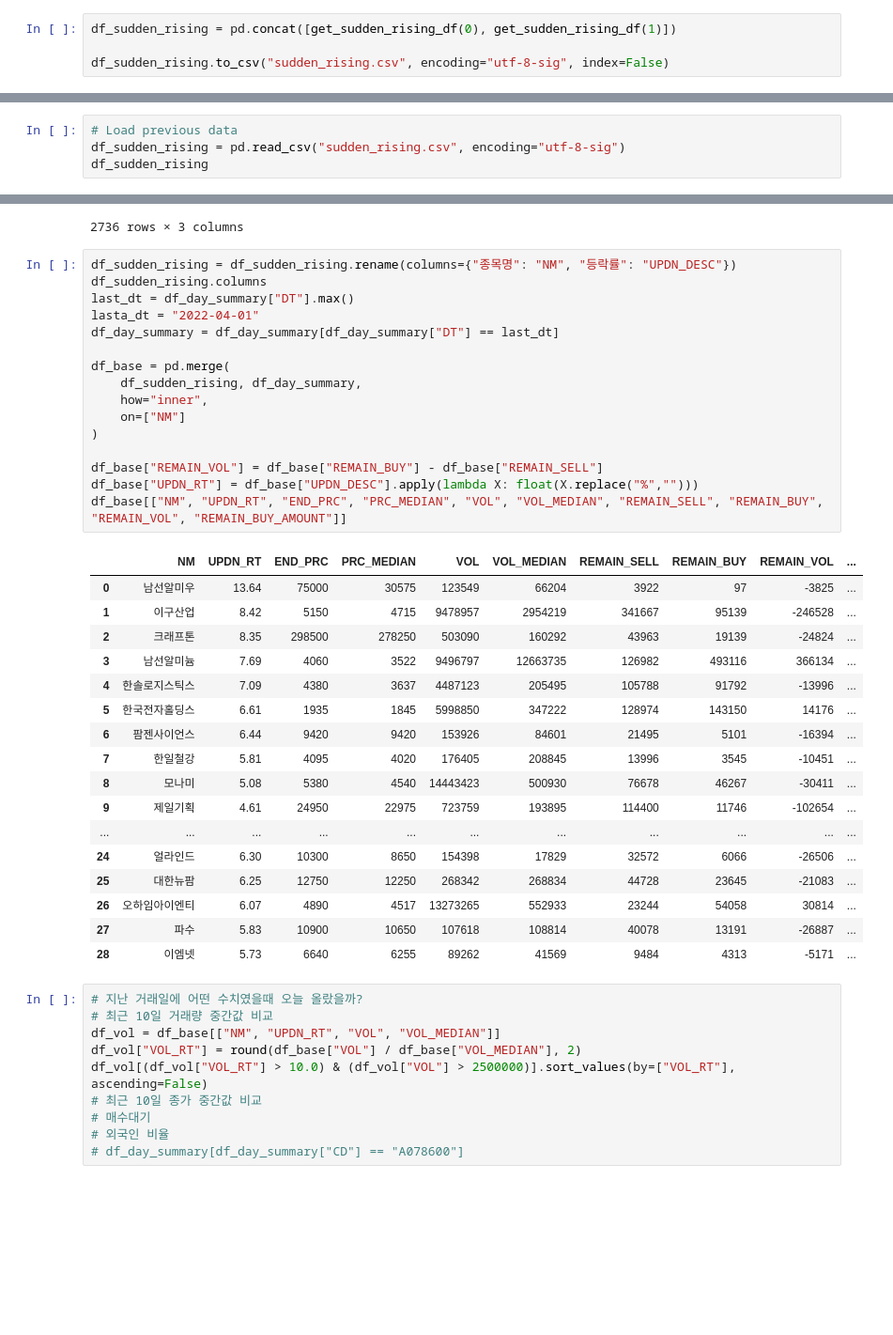
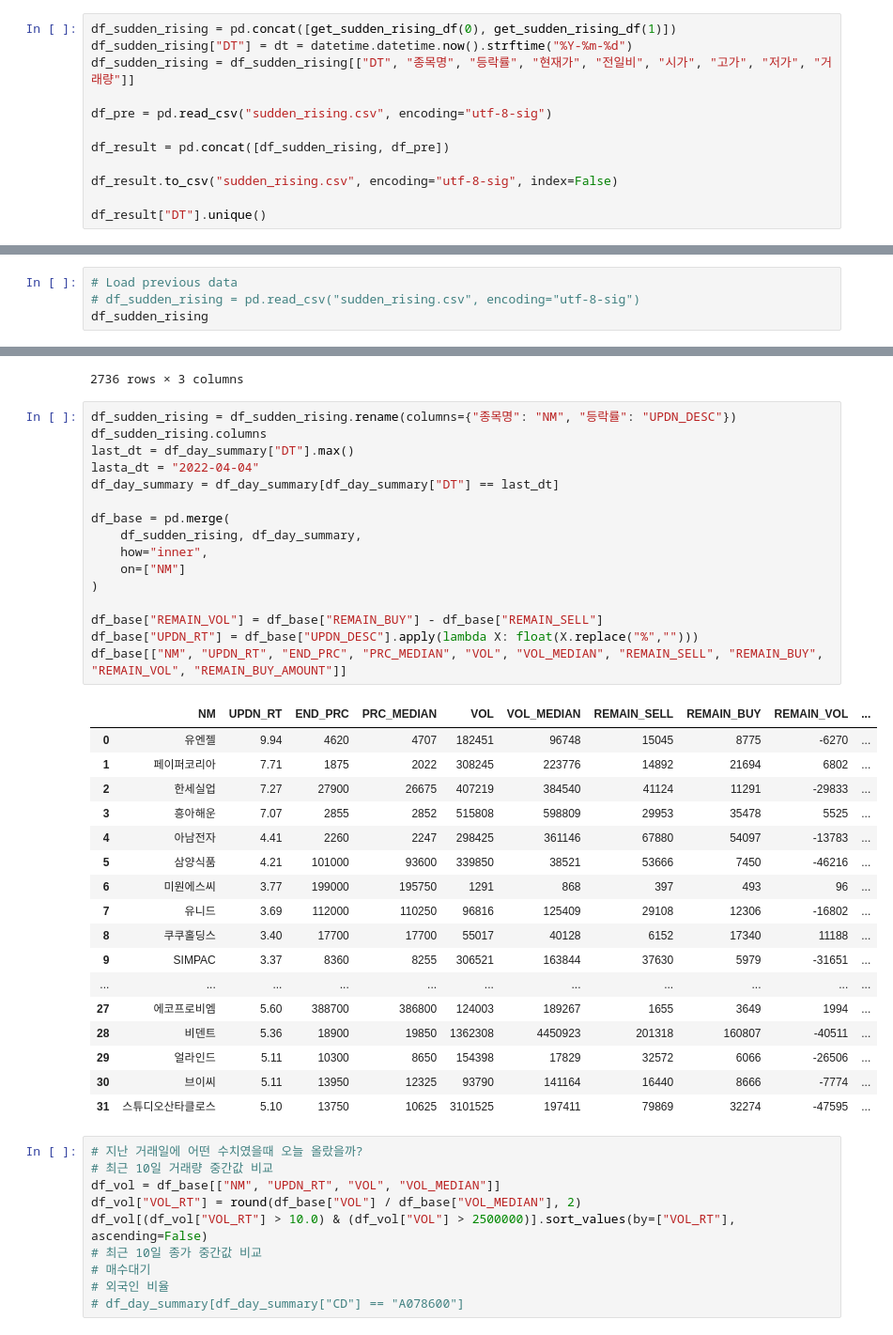
Before and after one commit to etlers/quant, a Jupyter notebook: sudden_rising/sudden_rising.ipynb, the cells around one changed output, grey strips where cells are left out. Shown at 94% size. Drawn from its saved outputs; the diff is of its cells as text; blank space fills up the shorter version.

Commit message:
modify sudden rising

```diff
--- a/sudden_rising/sudden_rising.ipynb
+++ b/sudden_rising/sudden_rising.ipynb
@@ -25,8 +25,16 @@ def get_sudden_rising_df(idx):
     return df_sudden_rising[list_columns]
 # %%
 df_sudden_rising = pd.concat([get_sudden_rising_df(0), get_sudden_rising_df(1)])
+df_sudden_rising["DT"] = dt = datetime.datetime.now().strftime("%Y-%m-%d")
+df_sudden_rising = df_sudden_rising[["DT", "종목명", "등락률", "현재가", "전일비", "시가", "고가", "저가", "거래량"]]
 
-df_sudden_rising.to_csv("sudden_rising.csv", encoding="utf-8-sig", index=False)
+df_pre = pd.read_csv("sudden_rising.csv", encoding="utf-8-sig")
+
+df_result = pd.concat([df_sudden_rising, df_pre])
+
+df_result.to_csv("sudden_rising.csv", encoding="utf-8-sig", index=False)
+
+df_result["DT"].unique()
 # %% [output]
 A value is trying to be set on a copy of a slice from a DataFrame.
 Try using .loc[row_indexer,col_indexer] = value instead
@@ -36,5 +45,5 @@ See the caveats in the documentation: https://pandas.pydata.org/pandas-docs/stab
 # %%
 # Load previous data
-df_sudden_rising = pd.read_csv("sudden_rising.csv", encoding="utf-8-sig")
+# df_sudden_rising = pd.read_csv("sudden_rising.csv", encoding="utf-8-sig")
 df_sudden_rising
 # %% [output]
@@ -78,37 +87,37 @@ df_day_summary.sort_values(by=list_ordered_key)[["NM", "DT", "FRGN_RT"]]
 # %%
 df_sudden_rising = df_sudden_rising.rename(columns={"종목명": "NM", "등락률": "UPDN_DESC"})
 df_sudden_rising.columns
 last_dt = df_day_summary["DT"].max()
-lasta_dt = "2022-04-01"
+lasta_dt = "2022-04-04"
 df_day_summary = df_day_summary[df_day_summary["DT"] == last_dt]
 
 df_base = pd.merge(
     df_sudden_rising, df_day_summary,
     how="inner",
     on=["NM"]
 )
 
 df_base["REMAIN_VOL"] = df_base["REMAIN_BUY"] - df_base["REMAIN_SELL"]
 df_base["UPDN_RT"] = df_base["UPDN_DESC"].apply(lambda X: float(X.replace("%","")))
 df_base[["NM", "UPDN_RT", "END_PRC", "PRC_MEDIAN", "VOL", "VOL_MEDIAN", "REMAIN_SELL", "REMAIN_BUY", "REMAIN_VOL", "REMAIN_BUY_AMOUNT"]]
 # %% [output]
 |  | NM | UPDN_RT | END_PRC | PRC_MEDIAN | VOL | VOL_MEDIAN | REMAIN_SELL | REMAIN_BUY | REMAIN_VOL | ... |
-| 0 | 남선알미우 | 13.64 | 75000 | 30575 | 123549 | 66204 | 3922 | 97 | -3825 | ... |
-| 1 | 이구산업 | 8.42 | 5150 | 4715 | 9478957 | 2954219 | 341667 | 95139 | -246528 | ... |
-| 2 | 크래프톤 | 8.35 | 298500 | 278250 | 503090 | 160292 | 43963 | 19139 | -24824 | ... |
-| 3 | 남선알미늄 | 7.69 | 4060 | 3522 | 9496797 | 12663735 | 126982 | 493116 | 366134 | ... |
-| 4 | 한솔로지스틱스 | 7.09 | 4380 | 3637 | 4487123 | 205495 | 105788 | 91792 | -13996 | ... |
-| 5 | 한국전자홀딩스 | 6.61 | 1935 | 1845 | 5998850 | 347222 | 128974 | 143150 | 14176 | ... |
-| 6 | 팜젠사이언스 | 6.44 | 9420 | 9420 | 153926 | 84601 | 21495 | 5101 | -16394 | ... |
-| 7 | 한일철강 | 5.81 | 4095 | 4020 | 176405 | 208845 | 13996 | 3545 | -10451 | ... |
-| 8 | 모나미 | 5.08 | 5380 | 4540 | 14443423 | 500930 | 76678 | 46267 | -30411 | ... |
-| 9 | 제일기획 | 4.61 | 24950 | 22975 | 723759 | 193895 | 114400 | 11746 | -102654 | ... |
+| 0 | 유엔젤 | 9.94 | 4620 | 4707 | 182451 | 96748 | 15045 | 8775 | -6270 | ... |
+| 1 | 페이퍼코리아 | 7.71 | 1875 | 2022 | 308245 | 223776 | 14892 | 21694 | 6802 | ... |
+| 2 | 한세실업 | 7.27 | 27900 | 26675 | 407219 | 384540 | 41124 | 11291 | -29833 | ... |
+| 3 | 흥아해운 | 7.07 | 2855 | 2852 | 515808 | 598809 | 29953 | 35478 | 5525 | ... |
+| 4 | 아남전자 | 4.41 | 2260 | 2247 | 298425 | 361146 | 67880 | 54097 | -13783 | ... |
+| 5 | 삼양식품 | 4.21 | 101000 | 93600 | 339850 | 38521 | 53666 | 7450 | -46216 | ... |
+| 6 | 미원에스씨 | 3.77 | 199000 | 195750 | 1291 | 868 | 397 | 493 | 96 | ... |
+| 7 | 유니드 | 3.69 | 112000 | 110250 | 96816 | 125409 | 29108 | 12306 | -16802 | ... |
+| 8 | 쿠쿠홀딩스 | 3.40 | 17700 | 17700 | 55017 | 40128 | 6152 | 17340 | 11188 | ... |
+| 9 | SIMPAC | 3.37 | 8360 | 8255 | 306521 | 163844 | 37630 | 5979 | -31651 | ... |
 | ... | ... | ... | ... | ... | ... | ... | ... | ... | ... | ... |
-| 24 | 얼라인드 | 6.30 | 10300 | 8650 | 154398 | 17829 | 32572 | 6066 | -26506 | ... |
-| 25 | 대한뉴팜 | 6.25 | 12750 | 12250 | 268342 | 268834 | 44728 | 23645 | -21083 | ... |
-| 26 | 오하임아이엔티 | 6.07 | 4890 | 4517 | 13273265 | 552933 | 23244 | 54058 | 30814 | ... |
-| 27 | 파수 | 5.83 | 10900 | 10650 | 107618 | 108814 | 40078 | 13191 | -26887 | ... |
-| 28 | 이엠넷 | 5.73 | 6640 | 6255 | 89262 | 41569 | 9484 | 4313 | -5171 | ... |
+| 27 | 에코프로비엠 | 5.60 | 388700 | 386800 | 124003 | 189267 | 1655 | 3649 | 1994 | ... |
+| 28 | 비덴트 | 5.36 | 18900 | 19850 | 1362308 | 4450923 | 201318 | 160807 | -40511 | ... |
+| 29 | 얼라인드 | 5.11 | 10300 | 8650 | 154398 | 17829 | 32572 | 6066 | -26506 | ... |
+| 30 | 브이씨 | 5.11 | 13950 | 12325 | 93790 | 141164 | 16440 | 8666 | -7774 | ... |
+| 31 | 스튜디오산타클로스 | 5.10 | 13750 | 10625 | 3101525 | 197411 | 79869 | 32274 | -47595 | ... |
 # %%
 # 지난 거래일에 어떤 수치였을때 오늘 올랐을까?
 # 최근 10일 거래량 중간값 비교
```
Also changed, not shown: parts of 4 cells of this notebook, 7 other files.
